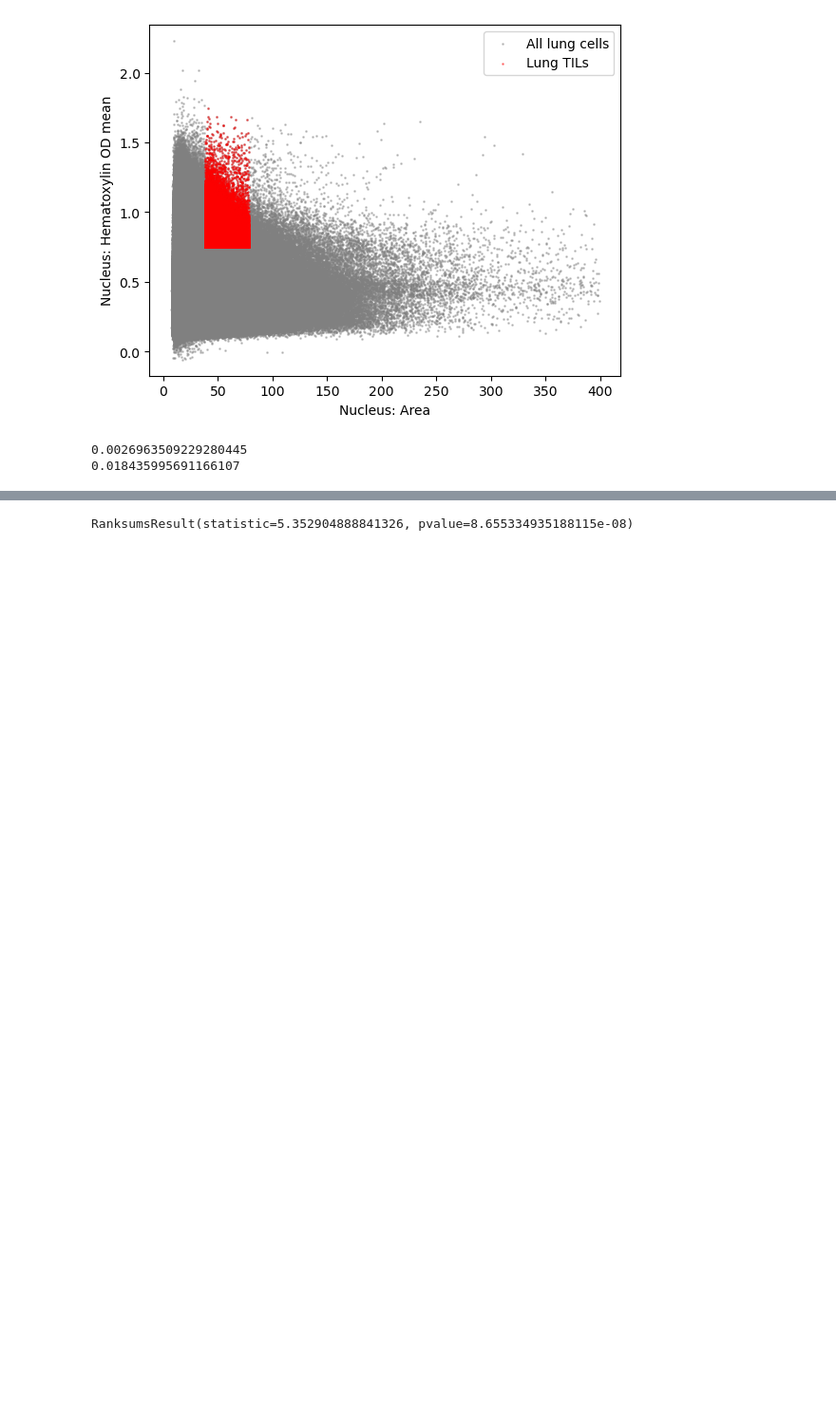
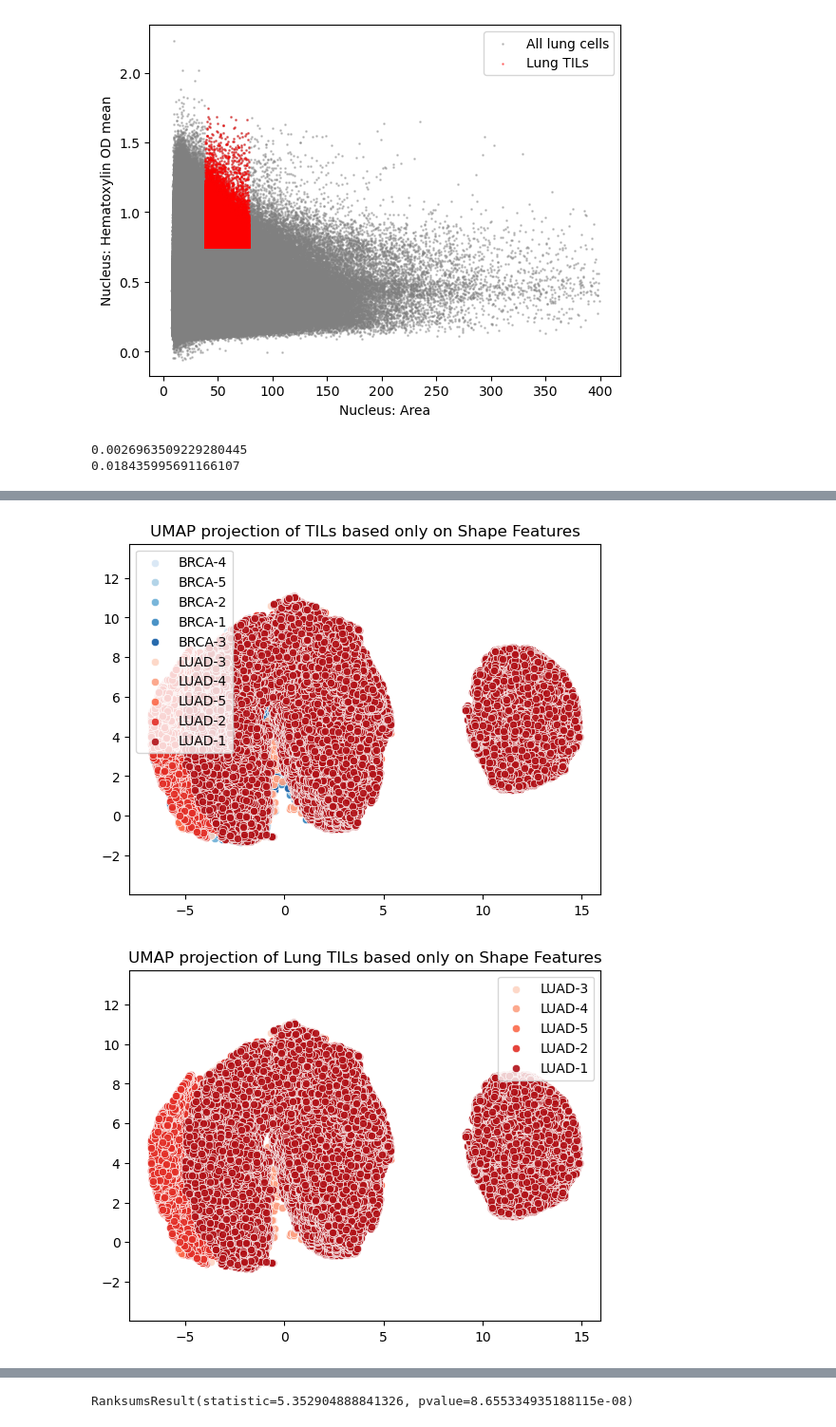
Before and after one commit to kradja/cima, a Jupyter notebook: src/graph.ipynb, the cells around one changed output, grey strips where cells are left out. Shown at 95% size. Saved outputs shown, nothing was run; the diff lists cells and outputs as text; code cells hidden in the pictures; blank space fills up the shorter version.

Commit message:
adding umap graphing functionality and anamoly detection

```diff
--- a/src/graph.ipynb
+++ b/src/graph.ipynb
@@ -130,5 +176,0 @@ scaled_tils.shape
-# %%
-scaled_tils= StandardScaler().fit_transform(concat_tils[cols_list[7:-1]])
-reducer = umap.UMAP()
-embedding = reducer.fit_transform(scaled_tils)
-embedding.shape
@@ -147,0 +177,6 @@ plt.show()
+# %%
+#concat_tils[cols_list[7:-1]].head()
+ctils = concat_tils[cols_list[7:-1]].reset_index().drop("level_1", axis=1).rename(columns={"level_0": "Patient"})
+ctils_shape = ctils[["Patient"] + cols_list[7:15]]
+ctils_hema = ctils[["Patient"] + cols_list[15:21]]
+ctils_eosin = ctils[["Patient"] + cols_list[21:27]]
@@ -147,0 +192,15 @@ plt.show()
+# %%
+def umap_embedding(input_df: pd.DataFrame) -> pd.DataFrame:
+    patient_types = set(input_df.Patient)
+    scaled_tils= StandardScaler().fit_transform(input_df.drop("Patient", axis=1))
+    reducer = umap.UMAP()
+    embedding = reducer.fit_transform(scaled_tils)
+    breast_embeds = [(x , embedding[input_df.Patient == x]) for x in patient_types if "BRCA" in x]
+    lung_embeds = [(x , embedding[input_df.Patient == x]) for x in patient_types if "LUAD" in x]
+    return breast_embeds, lung_embeds
+
+ctils_shape_drop1 = ctils_shape[ctils_shape.Patient != "LUAD-1"]
+breast_embed_sdrop1, lung_embed_sdrop1 = umap_embedding(ctils_shape_drop1)
+breast_embed_shape, lung_embed_shape = umap_embedding(ctils_shape)
+breast_embed_hema, lung_embed_hema = umap_embedding(ctils_hema)
+breast_embed_eosin, lung_embed_eosin = umap_embedding(ctils_eosin)
@@ -147,0 +209,22 @@ plt.show()
+# %%
+def plot_scatter(breast_embeds, lung_embeds, title_str,lung_only=False, breast_only=False):
+    blue4 = sns.color_palette("Blues", 5)
+    red4 = sns.color_palette("Reds", 5)
+    hls = sns.color_palette("hls", 10)
+    plt.figure()
+    if not lung_only:
+        [ sns.scatterplot(x=x[1][:,0], y=x[1][:,1], alpha=0.9,color = blue4[i], label=x[0]) for i,x in enumerate(breast_embeds) ]
+    if not breast_only:
+        [ sns.scatterplot(x=x[1][:,0], y=x[1][:,1], alpha=0.9,color = red4[i], label=x[0]) for i,x in enumerate(lung_embeds) ]
+    plt.gca().set_aspect('equal', 'datalim')
+    plt.legend()
+    plt.title(title_str)
+    plt.show()
+    plt.close()
+
+plot_scatter(breast_embed_shape, lung_embed_shape, "UMAP projection of TILs based only on Shape Features")
+plot_scatter(breast_embed_shape, lung_embed_shape, "UMAP projection of Lung TILs based only on Shape Features", lung_only=True)
+plot_scatter(breast_embed_shape, lung_embed_shape, "UMAP projection of Breast TILs based only on Shape Features", breast_only=True)
+# %% [output]
+[figure, added]
+[figure, added]
```
Also changed, not shown: parts of 21 cells of this notebook, 3 other files.
